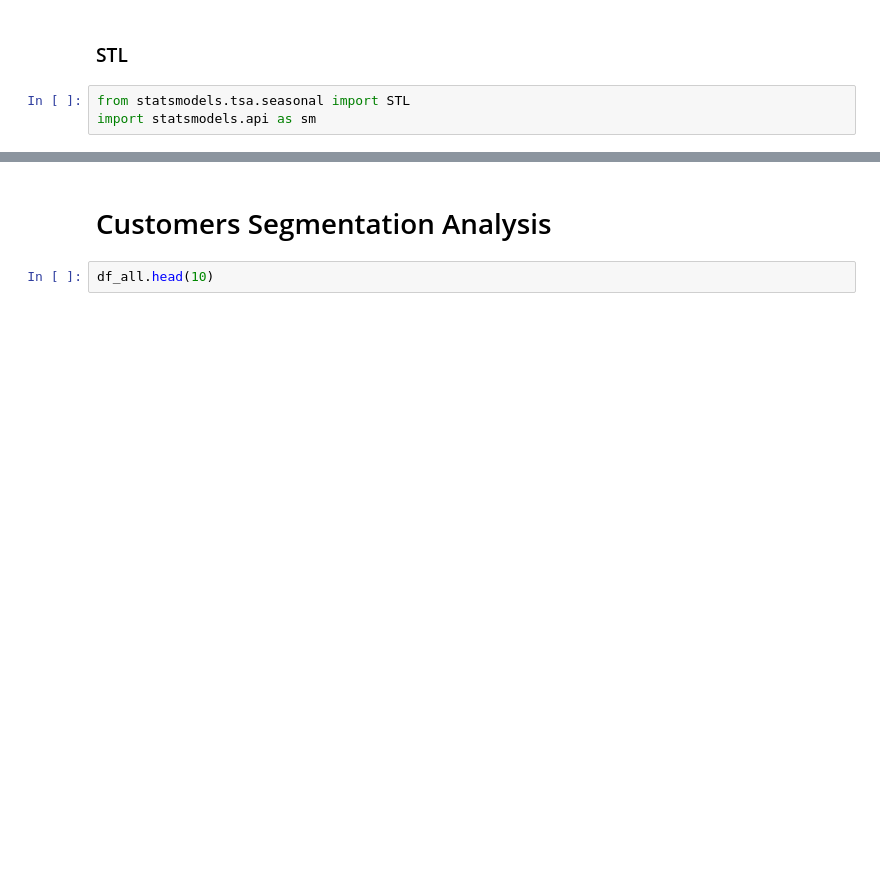
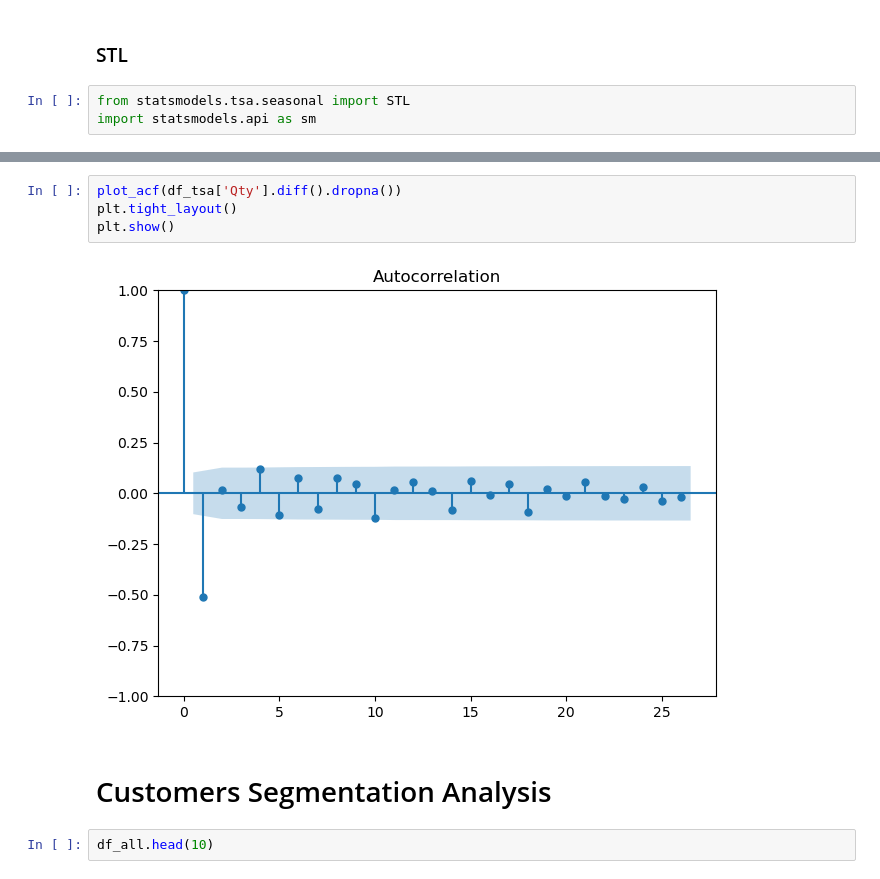
Before and after one commit to Faridwm/PBI_Rakamin-X-Kalbe_Data-Scientist, a Jupyter notebook: PBI ML.ipynb, the cells around one changed output, grey strips where cells are left out. Cells and saved outputs as stored; diff of their text form; blank space fills up the shorter version.

```diff
--- a/PBI ML.ipynb
+++ b/PBI ML.ipynb
@@ -403,3 +470,9 @@ plt.show()
+# %%
+plot_acf(df_tsa['Qty'].diff().dropna())
+plt.tight_layout()
+plt.show()
+# %% [output]
+[figure, added]
 # %% [markdown]
 # Customers Segmentation Analysis
 # %%
```
Also changed, not shown: parts of 18 cells of this notebook, 1 other file.
